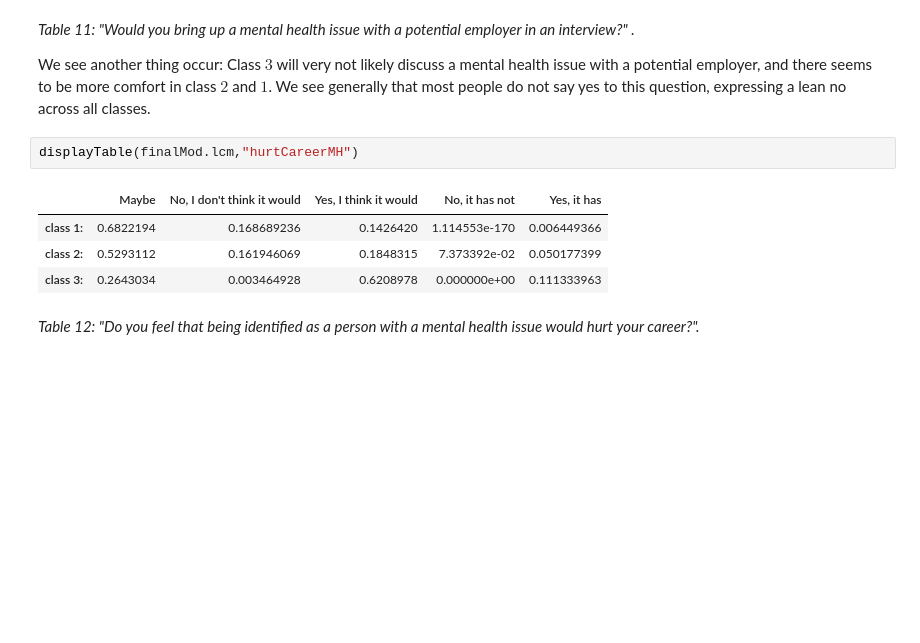
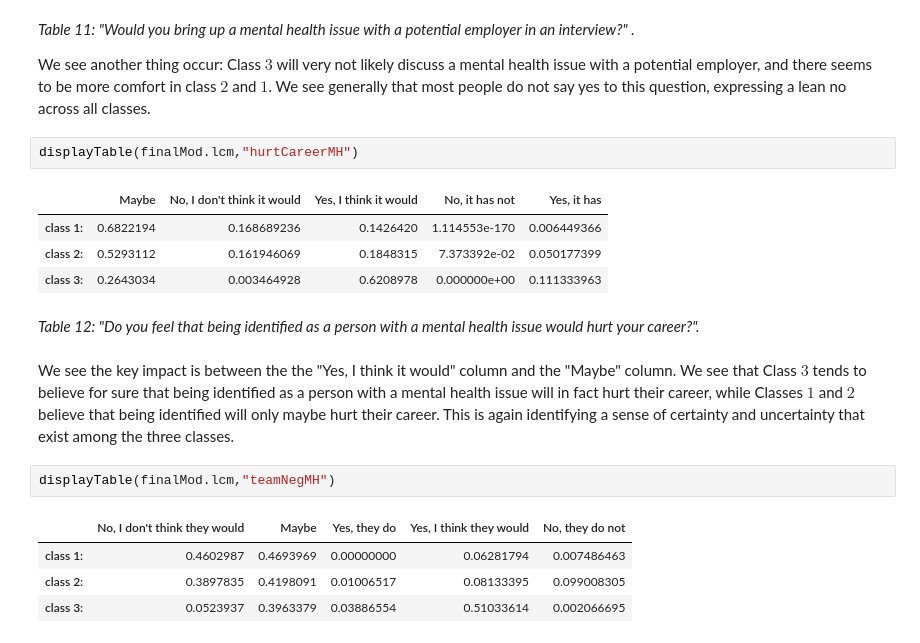
Before and after one commit to PLBMR/mentalHealthDataAnalysis, a Jupyter notebook: osmiMentalHealthInTech/analysis/clusterAnalysis_inference.ipynb, the cells around one changed output. Saved outputs shown, nothing was run; the diff lists cells and outputs as text; blank space fills up the shorter version.

```diff
--- a/osmiMentalHealthInTech/analysis/clusterAnalysis_inference.ipynb
+++ b/osmiMentalHealthInTech/analysis/clusterAnalysis_inference.ipynb
@@ -218,3 +218,12 @@ displayTable(finalMod.lcm,"hurtCareerMH")
 | class 3: | 0.2643034 | 0.003464928 | 0.6208978 | 0.000000e+00 | 0.111333963 |
 # %% [markdown]
 _Table 12: "Do you feel that being identified as a person with a mental health issue would hurt your career?"._
+# %% [markdown]
+We see the key impact is between the the "Yes, I think it would" column and the "Maybe" column. We see that Class $3$ tends to believe for sure that being identified as a person with a mental health issue will in fact hurt their career, while Classes $1$ and $2$ believe that being identified will only maybe hurt their career. This is again identifying a sense of certainty and uncertainty that exist among the three classes.
+# %%
+displayTable(finalMod.lcm,"teamNegMH")
+# %% [output]
+|  | No, I don't think they would | Maybe | Yes, they do | Yes, I think they would | No, they do not |
+| class 1: | 0.4602987 | 0.4693969 | 0.00000000 | 0.06281794 | 0.007486463 |
+| class 2: | 0.3897835 | 0.4198091 | 0.01006517 | 0.08133395 | 0.099008305 |
+| class 3: | 0.0523937 | 0.3963379 | 0.03886554 | 0.51033614 | 0.002066695 |
```
Also changed, not shown: parts of 4 cells of this notebook, 5 other files.
